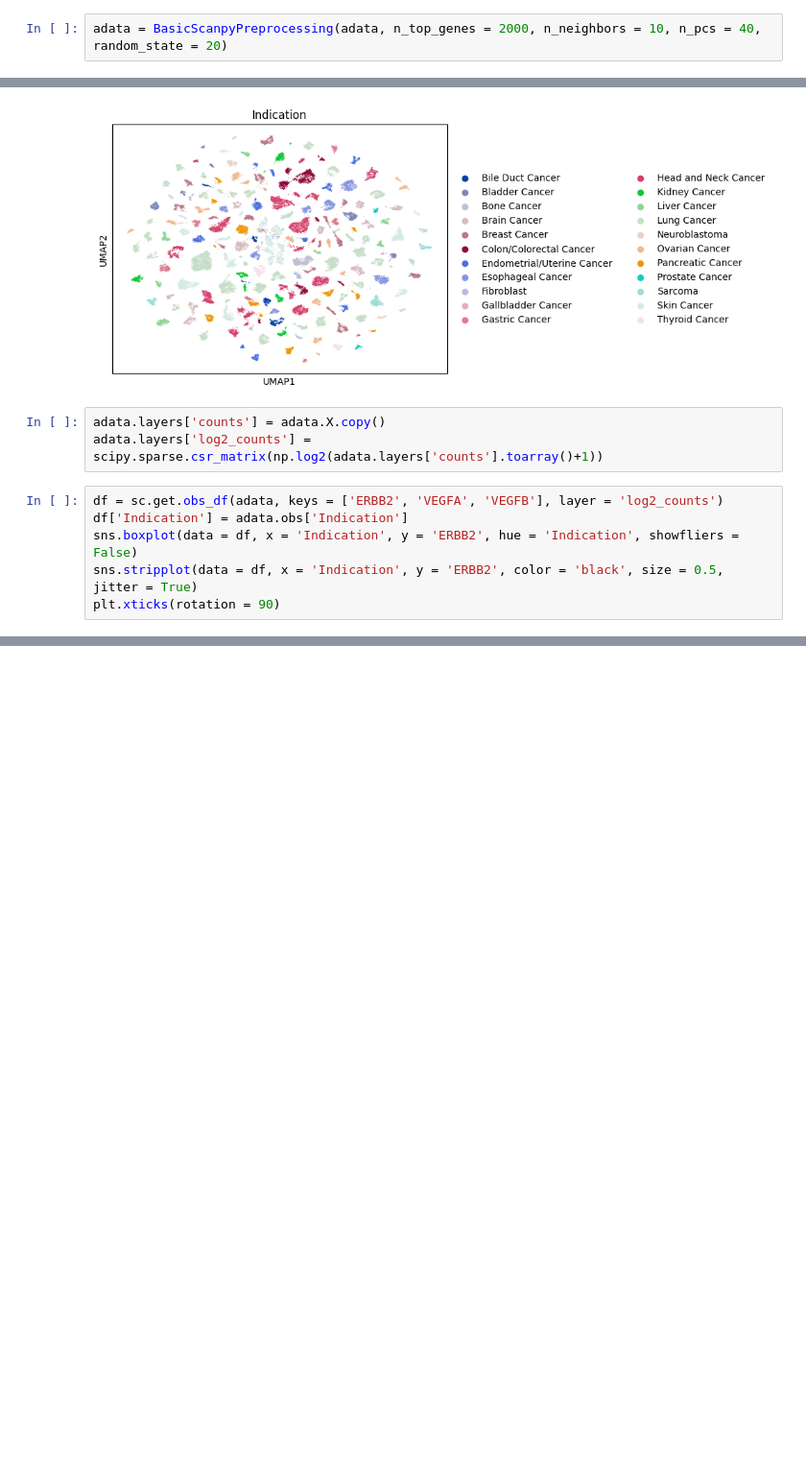
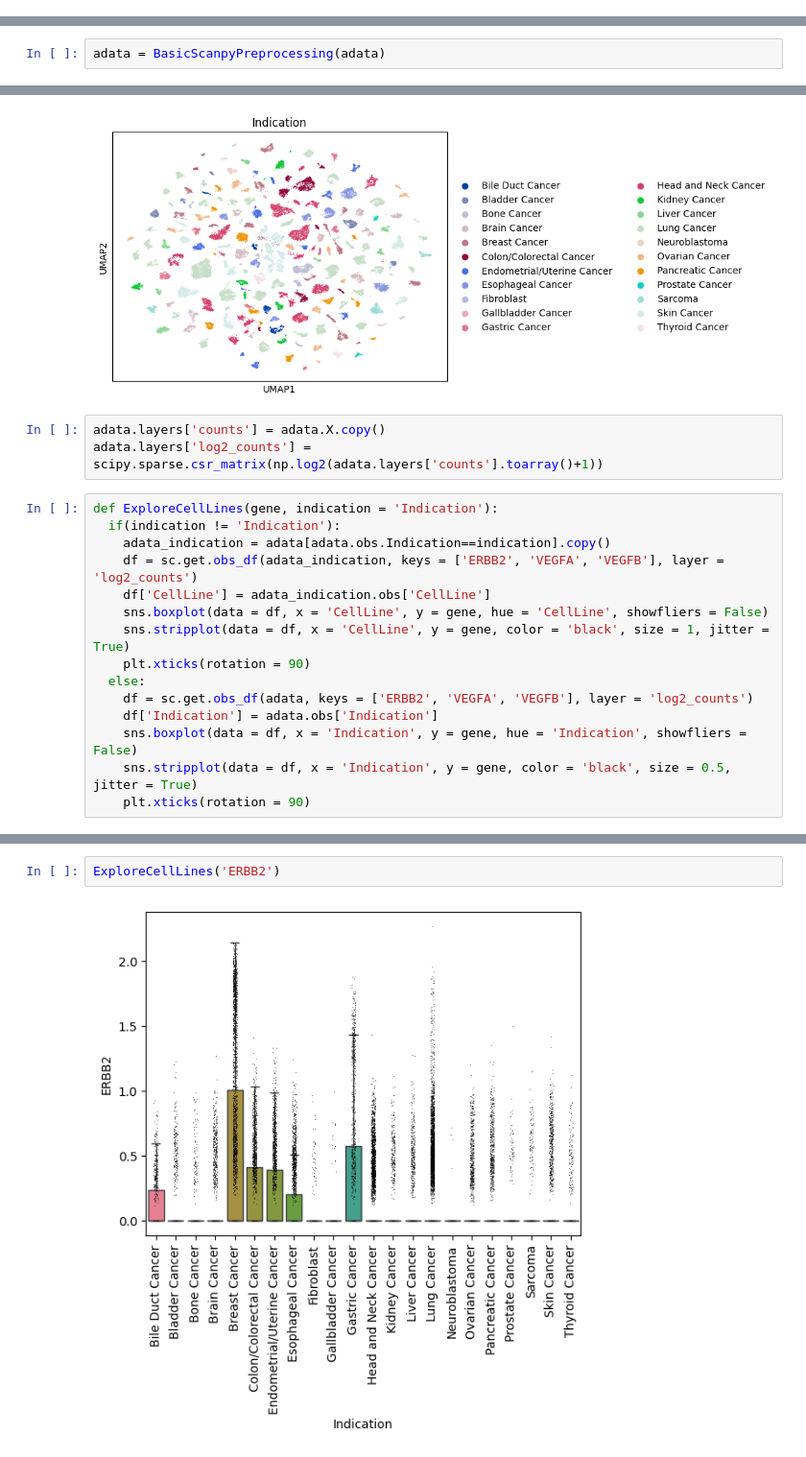
Before and after one commit to NikitaArya17/next_generation_sequencing_projects, a Jupyter notebook: explore.ipynb, the cells around one changed output, grey strips where cells are left out. Shown at 96% size. Drawn from its saved outputs; the diff is of its cells as text; blank space fills up the shorter version.

Commit message:
update notebook
Data was further explored. Code and packages were organised for clarity.

```diff
--- a/explore.ipynb
+++ b/explore.ipynb
@@ -65,2 +43,0 @@ Successfully installed leidenalg-0.10.2
-# %%
-adata = BasicScanpyPreprocessing(adata, n_top_genes = 2000, n_neighbors = 10, n_pcs = 40, random_state = 20)
@@ -69,0 +44,2 @@ adata = BasicScanpyPreprocessing(adata, n_top_genes = 2000, n_neighbors = 10, n_
+# %%
+adata = BasicScanpyPreprocessing(adata)
@@ -75,8 +54,17 @@ sc.pl.umap(adata, color = ['Indication'])
 adata.layers['counts'] = adata.X.copy()
 adata.layers['log2_counts'] = scipy.sparse.csr_matrix(np.log2(adata.layers['counts'].toarray()+1))
 # %%
-df = sc.get.obs_df(adata, keys = ['ERBB2', 'VEGFA', 'VEGFB'], layer = 'log2_counts')
-df['Indication'] = adata.obs['Indication']
-sns.boxplot(data = df, x = 'Indication', y = 'ERBB2', hue = 'Indication', showfliers = False)
-sns.stripplot(data = df, x = 'Indication', y = 'ERBB2', color = 'black', size = 0.5, jitter = True)
-plt.xticks(rotation = 90)
+def ExploreCellLines(gene, indication = 'Indication'):
+  if(indication != 'Indication'):
+    adata_indication = adata[adata.obs.Indication==indication].copy()
+    df = sc.get.obs_df(adata_indication, keys = ['ERBB2', 'VEGFA', 'VEGFB'], layer = 'log2_counts')
+    df['CellLine'] = adata_indication.obs['CellLine']
+    sns.boxplot(data = df, x = 'CellLine', y = gene, hue = 'CellLine', showfliers = False)
+    sns.stripplot(data = df, x = 'CellLine', y = gene, color = 'black', size = 1, jitter = True)
+    plt.xticks(rotation = 90)
+  else:
+    df = sc.get.obs_df(adata, keys = ['ERBB2', 'VEGFA', 'VEGFB'], layer = 'log2_counts')
+    df['Indication'] = adata.obs['Indication']
+    sns.boxplot(data = df, x = 'Indication', y = gene, hue = 'Indication', showfliers = False)
+    sns.stripplot(data = df, x = 'Indication', y = gene, color = 'black', size = 0.5, jitter = True)
+    plt.xticks(rotation = 90)
@@ -168,0 +71,4 @@ plt.xticks(rotation = 90)
+# %%
+ExploreCellLines('ERBB2')
+# %% [output]
+[figure, added]
```
Also changed, not shown: parts of 18 cells of this notebook.
